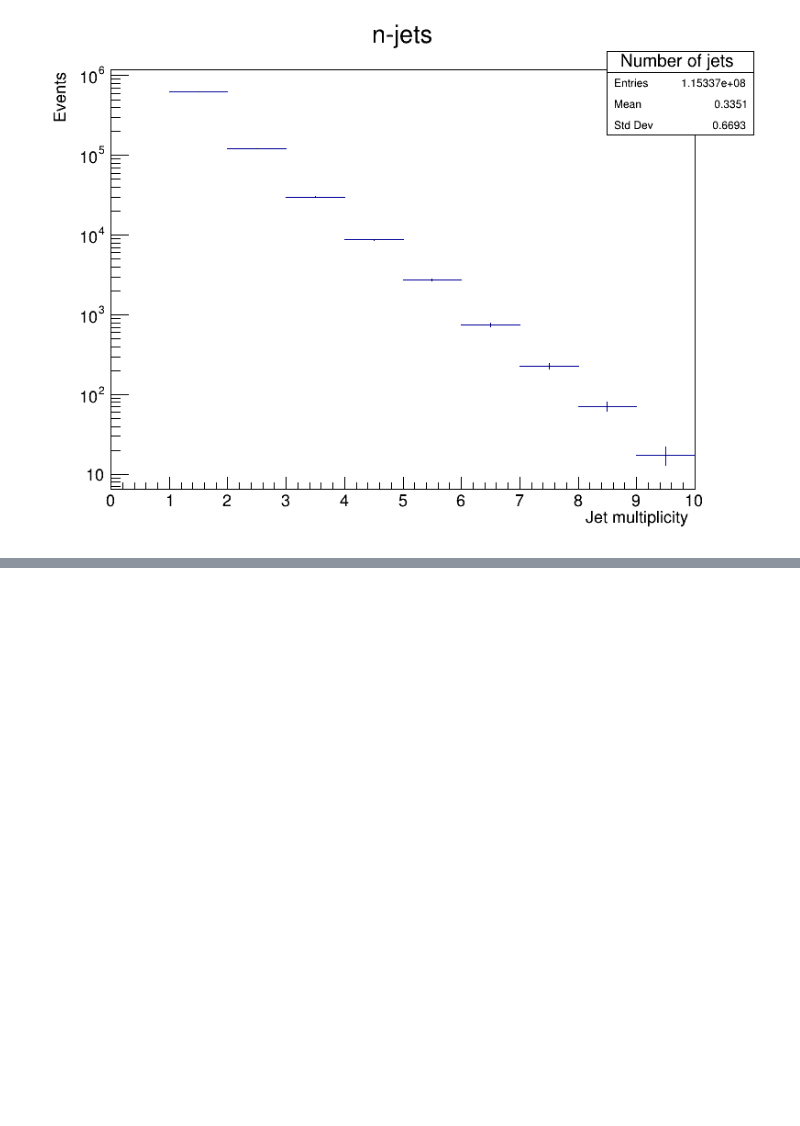
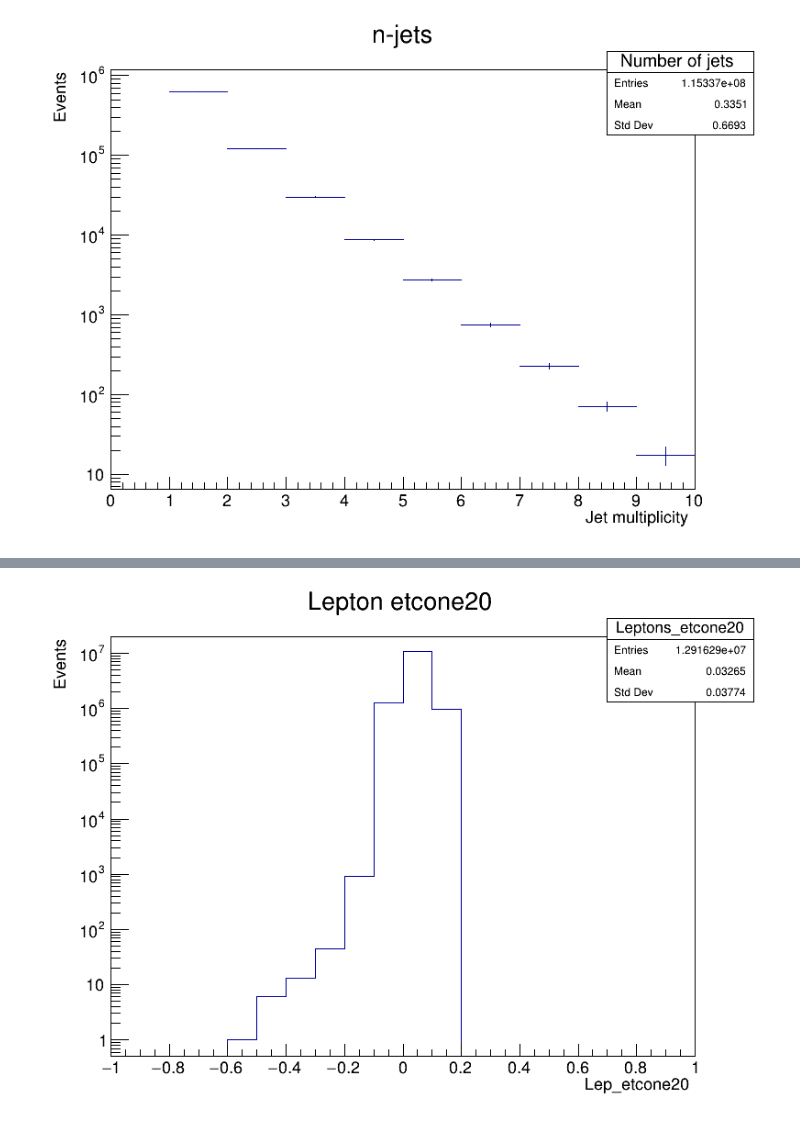
Before and after one commit to jdvillamils/TTBar, a Jupyter notebook: TTBar.ipynb, the cells around one changed output, grey strips where cells are left out. Cells and saved outputs as stored; diff of their text form; code cells hidden in the pictures; blank space fills up the shorter version.

```diff
--- a/TTBar.ipynb
+++ b/TTBar.ipynb
@@ -224,0 +271,6 @@ canvas->Draw();
+# %%
+hist_lep_etcone20->Draw();
+canvas->SetLogy();
+canvas->Draw();
+# %% [output]
+[figure, added]
```
Also changed, not shown: parts of 13 cells of this notebook.
